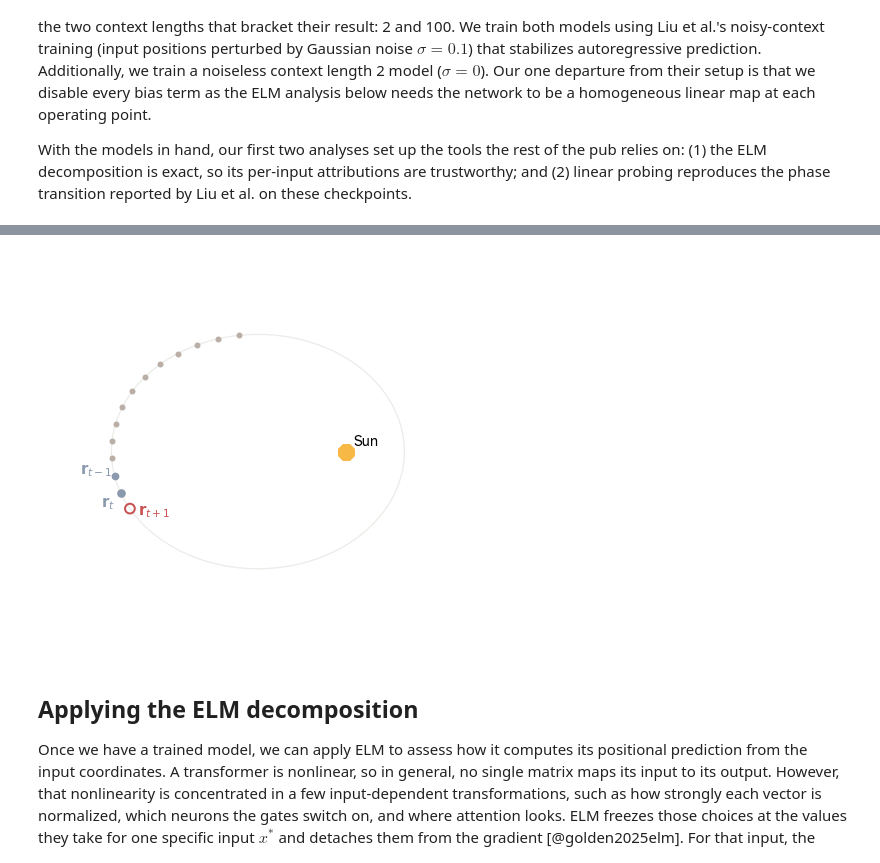
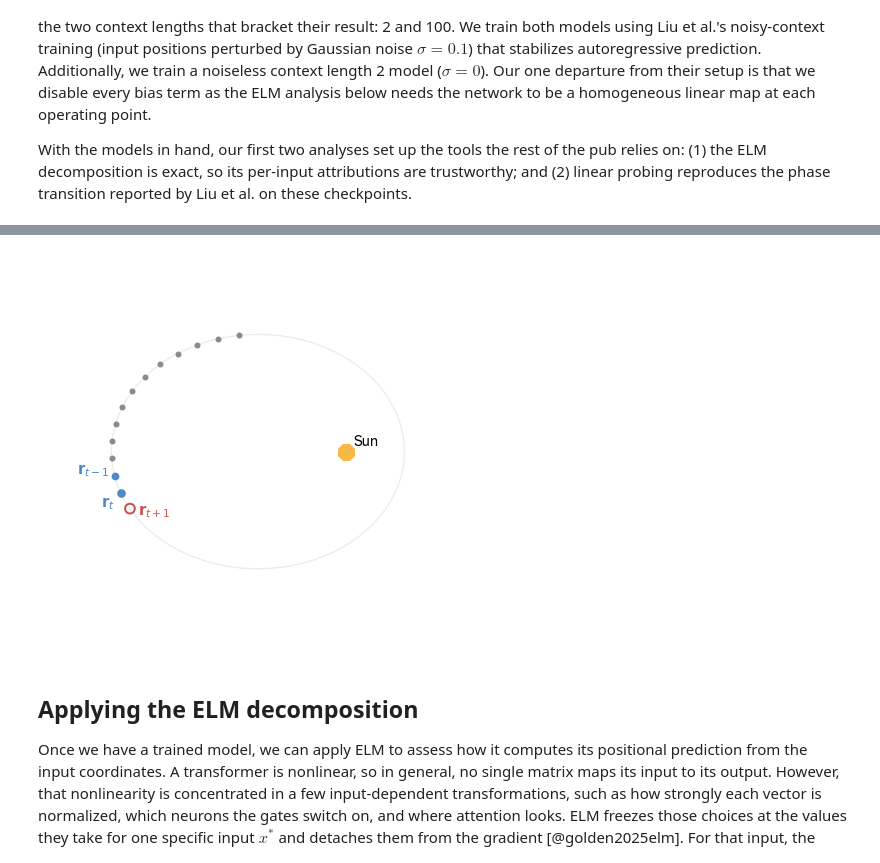
Before and after one commit to Arcadia-Science/world-model-orbits, a Jupyter notebook: index.ipynb, the cells around one changed output, grey strips where cells are left out. Cells and saved outputs as stored; diff of their text form; code cells hidden in the pictures.

```diff
--- a/index.ipynb
+++ b/index.ipynb
@@ -118,36 +118,36 @@ _rp, _rt = _pts[-2], _pts[-1]
 _En = 2*_Es[-1] - _Es[-2]; _rn = np.array([_a*np.cos(_En), _b*np.sin(_En)])
 
 PANEL   = apc.mpl.FIGURE_SIZES_IN_INCHES['half_square']
 C_ORBIT = str(apc.gray);     C_SUN  = str(apc.canary)
-C_PAST  = str(apc.chateau);  C_SEEN = ARC_VIBE
+C_PAST  = str(apc.bark);  C_SEEN = apc.aegean
 C_NEXT  = str(apc.dragon)
 
 
 def _orbit_axes():
     """Shared backdrop: the ellipse, the star, and a clean square frame."""
     fig, ax = plt.subplots(figsize=PANEL)
     ax.plot(_ex, _ey, color=C_ORBIT, lw=1.3, zorder=0)
     ax.scatter(*_sun, marker='8', s=340, color=C_SUN, edgecolor=str(apc.crow), zorder=6)
     ax.set_aspect('equal')
     ax.set_xlim(-_a-0.4, _a+0.4); ax.set_ylim(-_b-0.5, _b+0.5)
     ax.set_axis_off()
     return fig, ax
 
 
 fig, ax = _orbit_axes()
 ax.scatter(_pts[:-2, 0], _pts[:-2, 1], color=C_PAST, zorder=3)
 ax.scatter(*_rp, s=60, color=C_SEEN, zorder=4)
 ax.scatter(*_rt, s=75, color=C_SEEN, edgecolor=str(apc.crow), zorder=4)
 ax.scatter(*_rn, s=95, facecolor='none', edgecolor=C_NEXT, lw=2, zorder=5)
-ax.annotate(r'$\mathbf{r}_{t-1}$', _rp, textcoords='offset points', xytext=(-35, 2), color=C_SEEN)
+ax.annotate(r'$\mathbf{r}_{t-1}$', _rp, textcoords='offset points', xytext=(-38, 2), color=C_SEEN)
 ax.annotate(r'$\mathbf{r}_t$', _rt, textcoords='offset points', xytext=(-20, -14), color=C_SEEN)
 ax.annotate(r'${\mathbf{r}}_{t+1}$', _rn, textcoords='offset points',
             xytext=(8, -6), color=C_NEXT)
 ax.annotate('Sun', _sun, textcoords='offset points', xytext=(8, 6))
 
 plt.show()
 # %% [output]
-[figure, old version]
+[figure, new version]
 # %% [markdown]
 ## Applying the ELM decomposition
 
```
Also changed, not shown: parts of 12 cells of this notebook.
